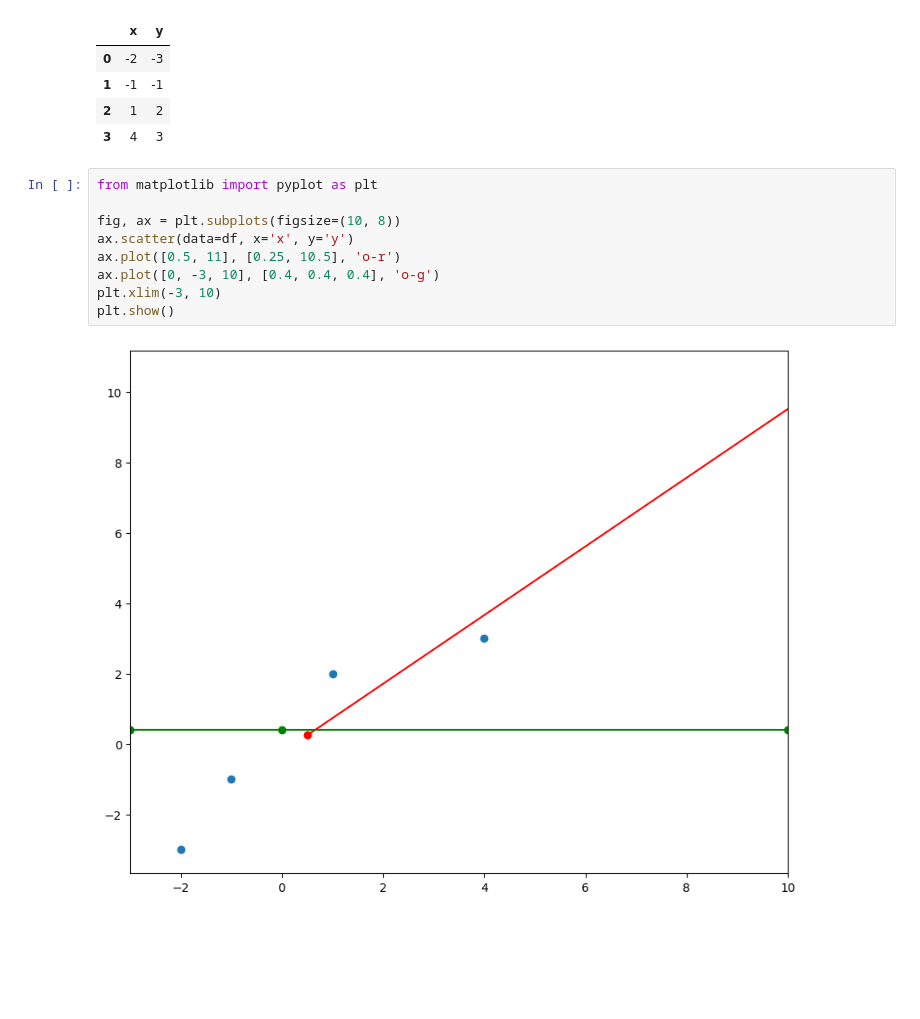
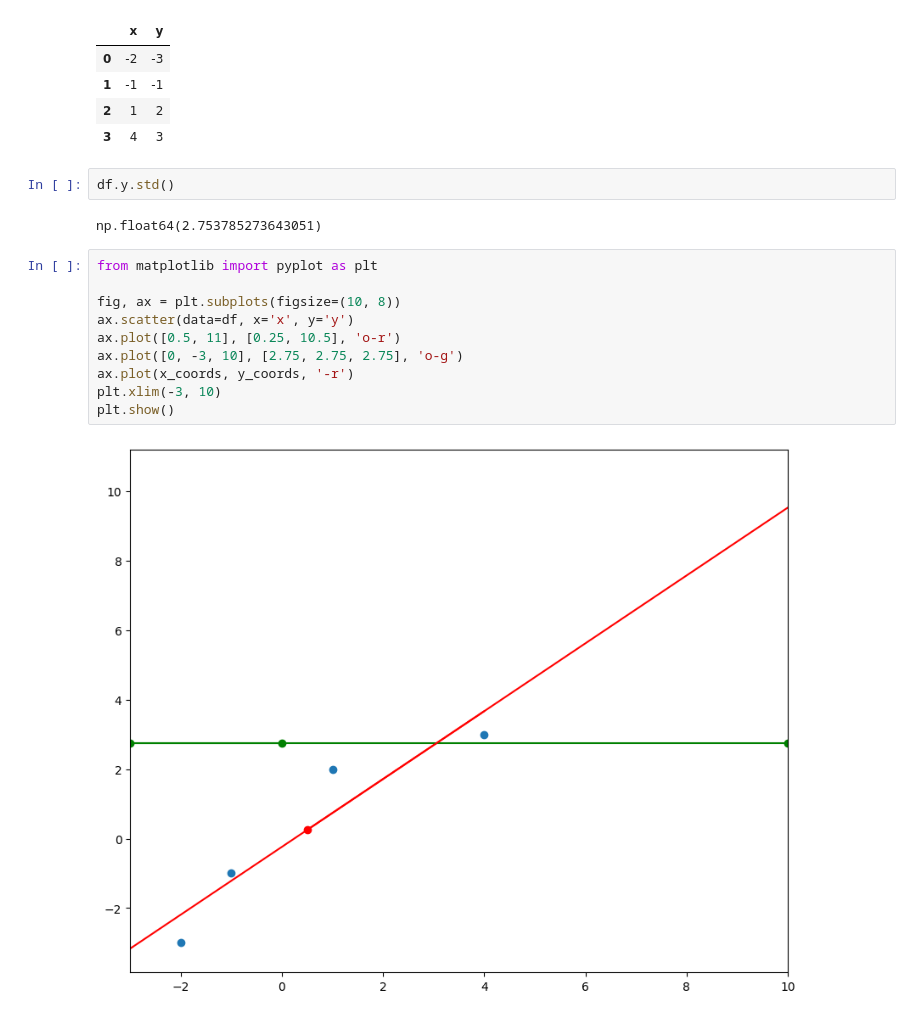
Before and after one commit to tomjames156/Applying-Statistics, a Jupyter notebook: regression.ipynb, the cells around one changed output. Drawn from its saved outputs; the diff is of its cells as text; blank space fills up the shorter version.

Commit message:
updated the regression visualization

```diff
--- a/regression.ipynb
+++ b/regression.ipynb
@@ -9,14 +9,19 @@ df
 | 1 | -1 | -1 |
 | 2 | 1 | 2 |
 | 3 | 4 | 3 |
+# %%
+df.y.std()
+# %% [output]
+np.float64(2.753785273643051)
 # %%
 from matplotlib import pyplot as plt
 
 fig, ax = plt.subplots(figsize=(10, 8))
 ax.scatter(data=df, x='x', y='y')
 ax.plot([0.5, 11], [0.25, 10.5], 'o-r')
-ax.plot([0, -3, 10], [0.4, 0.4, 0.4], 'o-g')
+ax.plot([0, -3, 10], [2.75, 2.75, 2.75], 'o-g')
+ax.plot(x_coords, y_coords, '-r')
 plt.xlim(-3, 10)
 plt.show()
 # %% [output]
-[figure, old version]
+[figure, new version]
```
Also changed, not shown: parts of 6 cells of this notebook.
